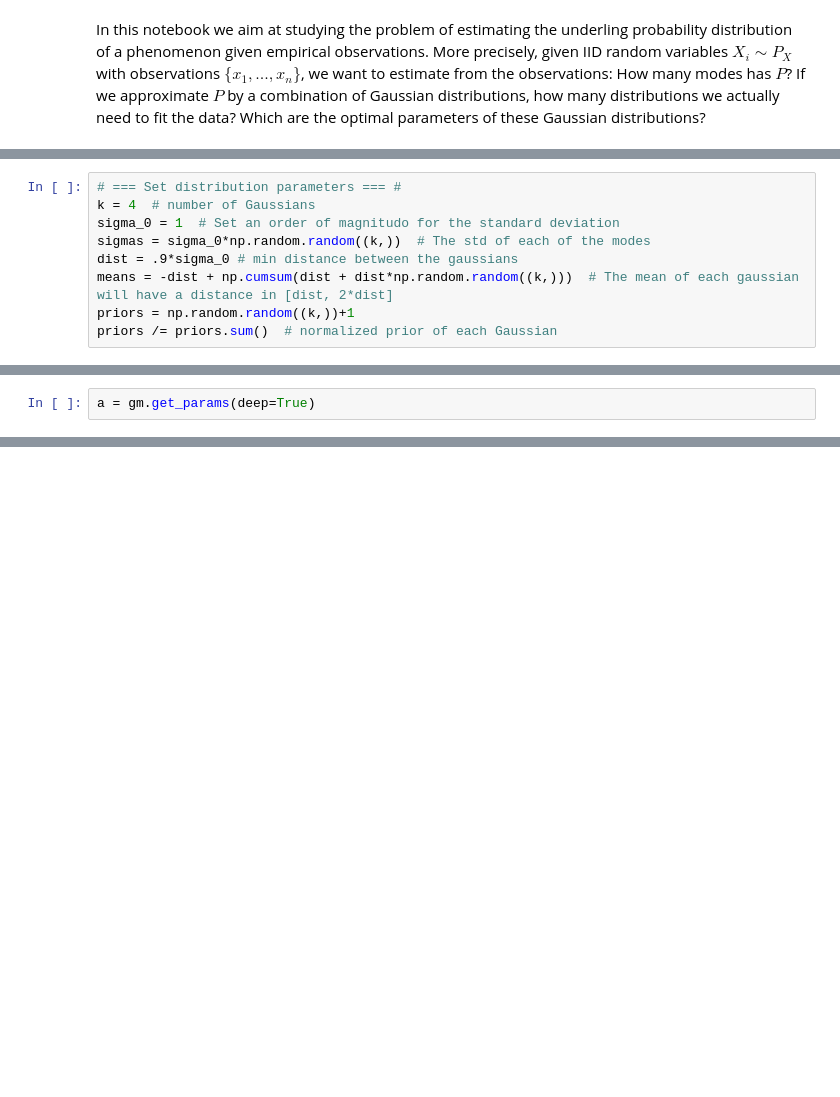
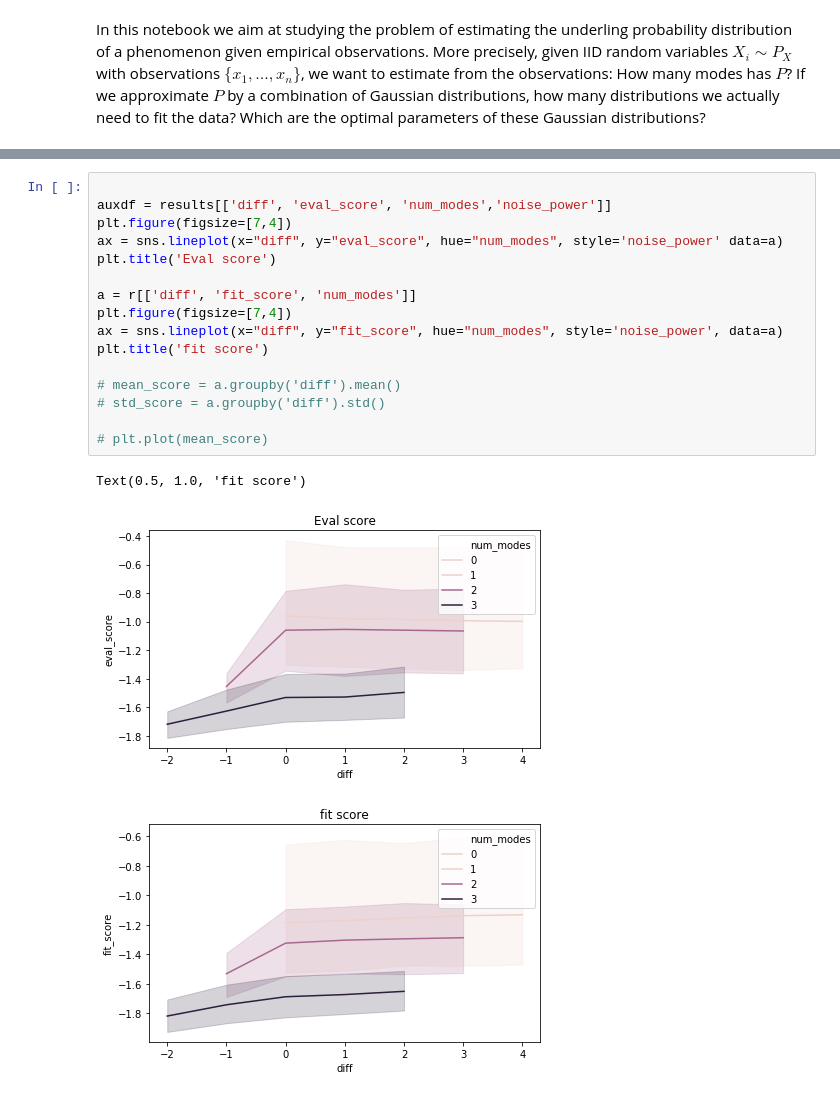
Before and after one commit to matiasdm/notes-on-deep-learning, a Jupyter notebook: notebooks/GaussianMixtureExtimation.ipynb, the cells around one changed output, grey strips where cells are left out. Cells and saved outputs as stored; diff of their text form; blank space fills up the shorter version.

```diff
--- a/notebooks/GaussianMixtureExtimation.ipynb
+++ b/notebooks/GaussianMixtureExtimation.ipynb
@@ -17,9 +20,0 @@ import math
-# %%
-# === Set distribution parameters === #
-k = 4  # number of Gaussians
-sigma_0 = 1  # Set an order of magnitudo for the standard deviation
-sigmas = sigma_0*np.random.random((k,))  # The std of each of the modes
-dist = .9*sigma_0 # min distance between the gaussians
-means = -dist + np.cumsum(dist + dist*np.random.random((k,)))  # The mean of each gaussian will have a distance in [dist, 2*dist]
-priors = np.random.random((k,))+1
-priors /= priors.sum()  # normalized prior of each Gaussian
@@ -66,2 +20,0 @@ Score on fit/eval data: -1.732719728072203/-1.745245615402051
-# %%
-a = gm.get_params(deep=True)
@@ -154,0 +85,20 @@ print(intervals_x)
+# %%
+
+auxdf = results[['diff', 'eval_score', 'num_modes','noise_power']]
+plt.figure(figsize=[7,4])
+ax = sns.lineplot(x="diff", y="eval_score", hue="num_modes", style='noise_power' data=a)
+plt.title('Eval score')
+
+a = r[['diff', 'fit_score', 'num_modes']]
+plt.figure(figsize=[7,4])
+ax = sns.lineplot(x="diff", y="fit_score", hue="num_modes", style='noise_power', data=a)
+plt.title('fit score')
+
+# mean_score = a.groupby('diff').mean()
+# std_score = a.groupby('diff').std()
+
+# plt.plot(mean_score)
+# %% [output]
+Text(0.5, 1.0, 'fit score')
+[figure, added]
+[figure, added]
```
Also changed, not shown: parts of 22 cells of this notebook.
